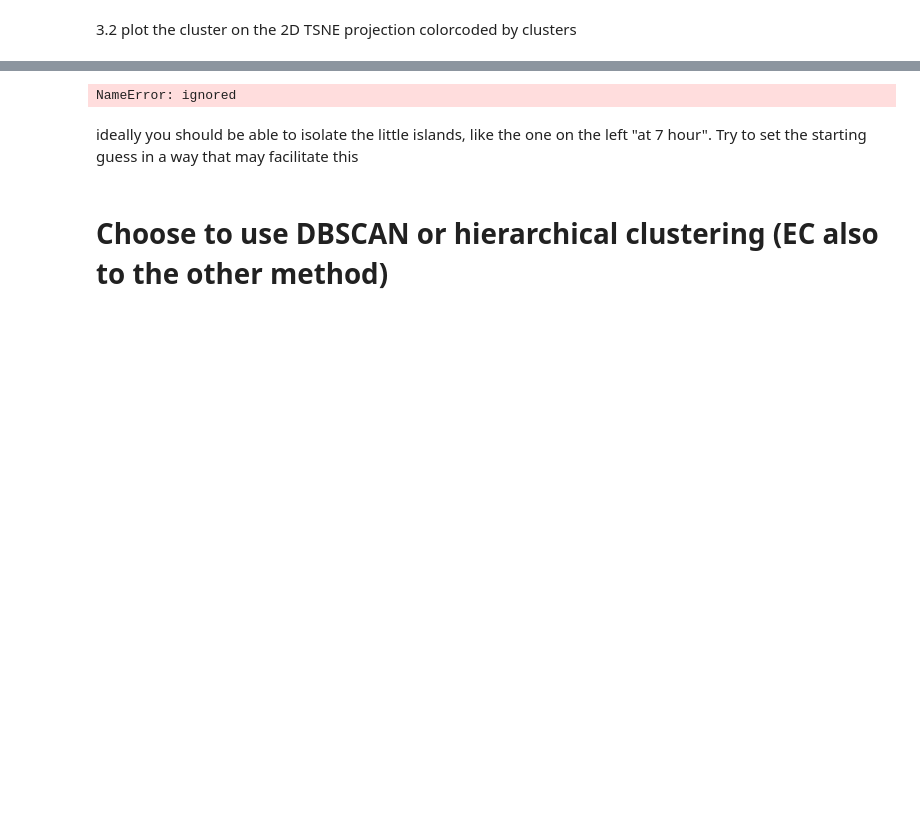
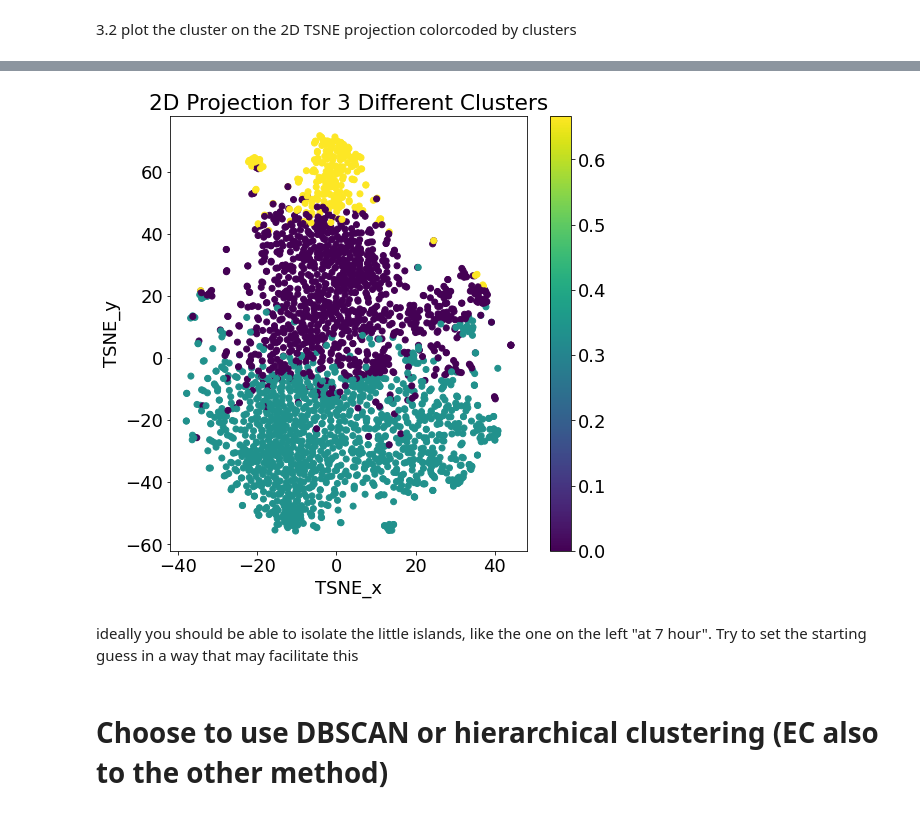
Before and after one commit to bflaggs/DSPS_BFlaggs, a Jupyter notebook: HW7/ClusteringGenes.ipynb, the cells around one changed output, grey strips where cells are left out. Drawn from its saved outputs; the diff is of its cells as text; code cells hidden in the pictures; blank space fills up the shorter version.

```diff
--- a/HW7/ClusteringGenes.ipynb
+++ b/HW7/ClusteringGenes.ipynb
@@ -265,10 +221,21 @@ geneclustersKM.cluster_centers_.shape
 # %%
 #plots dont need to look exactly like mine
 geneclustersKM = cluster.KMeans(n_clusters=3).fit(scaledgenes)
-pl.scatter(twodproj[:,0], twodproj[:,1], c=geneclustersKM.labels_/ geneclustersKM.n_clusters)
-pl.colorbar();
+pl.figure(figsize=(8, 8))
+pl.scatter(tsne_results[:,0], tsne_results[:,1], c=geneclustersKM.labels_ /
+           geneclustersKM.n_clusters)
+pl.colorbar()
+
+pl.xlabel("TSNE_x")
+pl.ylabel("TSNE_y")
+pl.title("2D Projection for 3 Different Clusters")
+
+pl.show()
+
+## ADD CAPTION, in caption state that the different colors correspond to
+## different clusters
 # %% [output]
-NameError: ignored
+[figure, added]
 # %% [markdown]
 ideally you should be able to isolate the little islands, like the one on the left "at 7 hour". Try to set the starting guess in a way that may facilitate this
 # %% [markdown]
```
Also changed, not shown: parts of 19 cells of this notebook.
